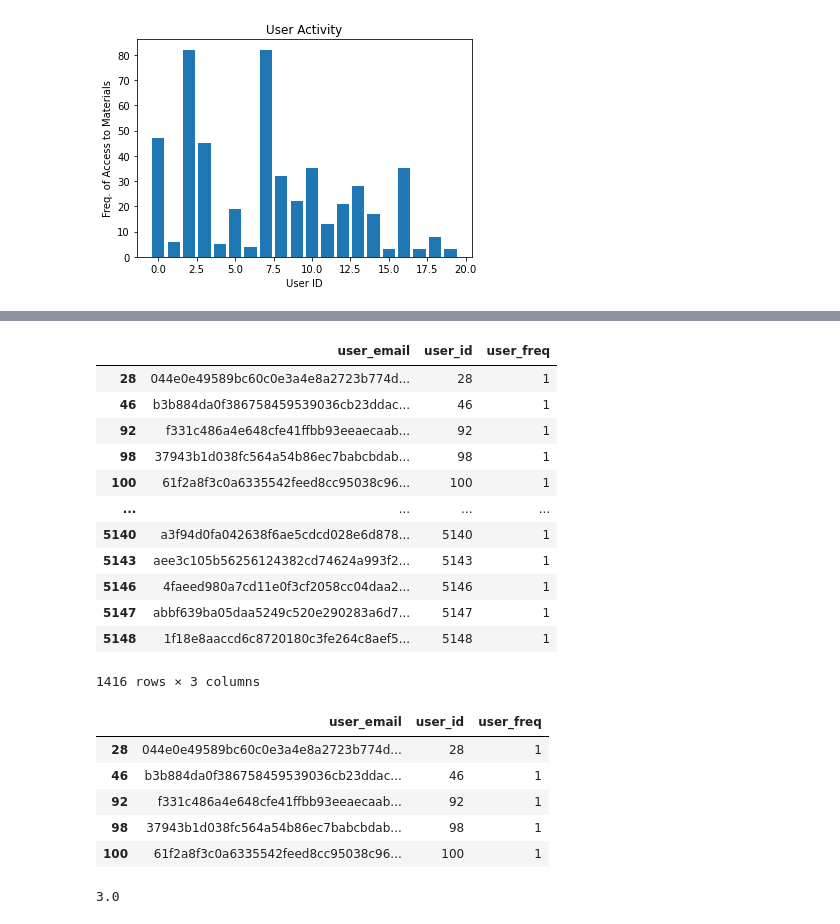
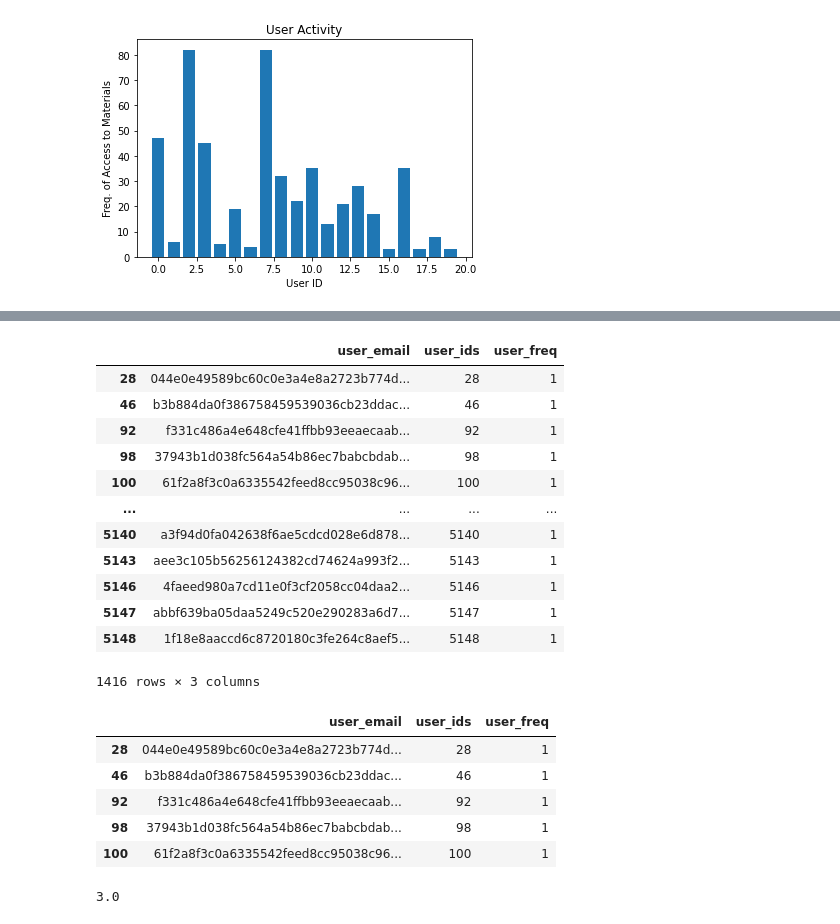
Before and after one commit to Izziboi/IBM-Recommendation, a Jupyter notebook: ibm_recommend.ipynb, the cells around one changed output, grey strips where cells are left out. Cells and saved outputs as stored; diff of their text form; code cells hidden in the pictures.

```diff
--- a/ibm_recommend.ipynb
+++ b/ibm_recommend.ipynb
@@ -240,7 +257,7 @@ def user_visual(min, max):
     2. max (int): Maximum value of user_id. Must not be greagter than 5149.
 
     Returns:
-    1. new_df (DataFrame): A new dataframe containing user_email, user_id and user_freq.
+    1. new_df (DataFrame): A new dataframe containing user_email, user_ids and user_freq.
     2. stats (DataFrame): A dataframe of statistics of all the users.
     3. plt.show() (Barchart): A barchart of the selected users, showing their frequencies of access.
     '''
@@ -262,7 +279,7 @@ def user_visual(min, max):
     elif min > max:
         print("'min' must be less than 'max'")
     else:
-        new_df = pd.DataFrame({'user_email': x_val, 'user_id': uid, 'user_freq': y_val})
+        new_df = pd.DataFrame({'user_email': x_val, 'user_ids': uid, 'user_freq': y_val})
         stats = new_df.describe()
 
         uid = uid[min:max]
@@ -342,11 +360,12 @@ new_df.loc[(new_df['user_freq'] == highest), ['user_email', 'user_id', 'user_fre
 | 22 | 2b6c0f514c2f2b04ad3c4583407dccd08... | 22 | 364 |
 # %%
+# Dataframe of user(s) with least number of access to articles
 least = new_df['user_freq'].min()
 
-least_df = new_df.loc[(new_df['user_freq'] == least), ['user_email', 'user_id', 'user_freq']]
+least_df = new_df.loc[(new_df['user_freq'] == least), ['user_email', 'user_ids', 'user_freq']]
 least_df
 # %% [output]
-|  | user_email | user_id | user_freq |
+|  | user_email | user_ids | user_freq |
 | 28 | 044e0e49589bc60c0e3a4e8a2723b774d... | 28 | 1 |
 | 46 | b3b884da0f386758459539036cb23ddac... | 46 | 1 |
 | 92 | f331c486a4e648cfe41ffbb93eeaecaab... | 92 | 1 |
@@ -362,8 +381,8 @@ least_df
 # %%
 def least_df_range(min, max):
     '''
-    This function provides the users with the least frequency of access to the articles. Each of the accessed the articles
-    only once and the are 1416 in total. With this function, one can choose a range of users to view their
+    This function provides the users with the least frequency of access to the articles. Each of them accessed the articles
+    only once and they are 1416 in total. With this function, one can choose a range of users to view their
     email and user_id.
 
     Params:
@@ -371,7 +390,7 @@ def least_df_range(min, max):
     2. max (int): Ending index number. Must not be greater than 1416.
 
     Returns:
-    new_df (DataFrame): A dataframe of the user_email, user_id and user_freq
+    new_df (DataFrame): A dataframe of the user_email, user_ids and user_freq
     '''
     if min > least_df.shape[0] or max > least_df.shape[0]:
         print("'min' or 'max' must not be greater than {}.".format(least_df.shape[0]))
@@ -384,7 +403,7 @@ def least_df_range(min, max):
 
 least_df_range(1, 5)
 # %% [output]
-|  | user_email | user_id | user_freq |
+|  | user_email | user_ids | user_freq |
 | 28 | 044e0e49589bc60c0e3a4e8a2723b774d... | 28 | 1 |
 | 46 | b3b884da0f386758459539036cb23ddac... | 46 | 1 |
 | 92 | f331c486a4e648cfe41ffbb93eeaecaab... | 92 | 1 |
```
Also changed, not shown: parts of 18 cells of this notebook.
